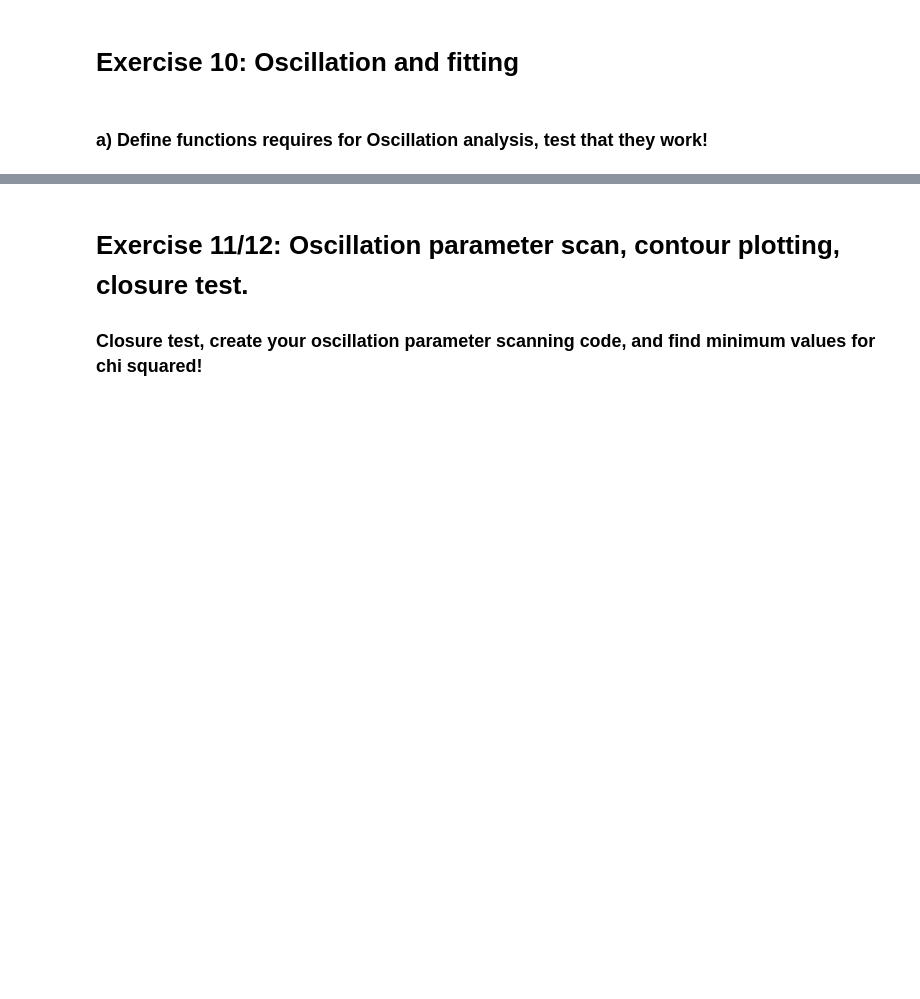
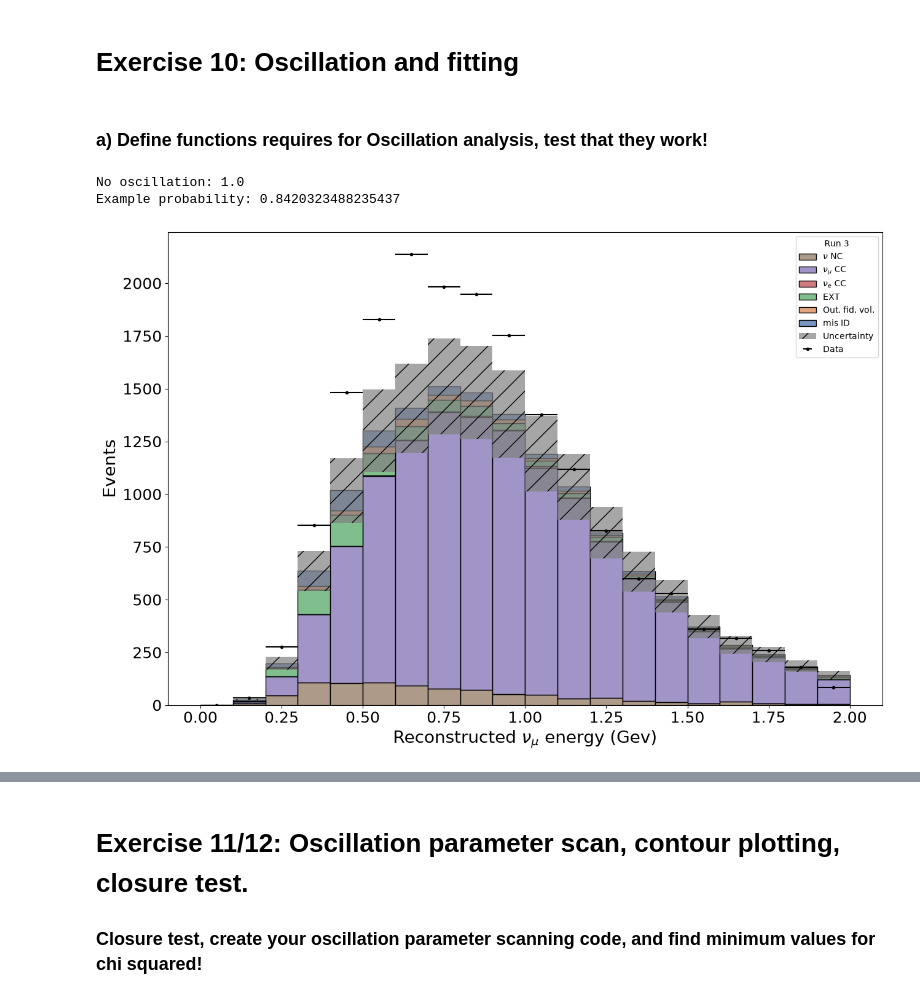
Before and after one commit to CanonicaliTY/uboone_lab_student_copy, a Jupyter notebook: MainAnalysis_template.ipynb, the cells around one changed output, grey strips where cells are left out. Drawn from its saved outputs; the diff is of its cells as text; code cells hidden in the pictures; blank space fills up the shorter version.

```diff
--- a/MainAnalysis_template.ipynb
+++ b/MainAnalysis_template.ipynb
@@ -647,9 +647,57 @@ MC_heights, data_heights = Neutrino_functions.histogram_plot(
 # %% [markdown]
 ### a) Define functions requires for Oscillation analysis, test that they work!
 # %%
-# oscillation function
-def oscillation_probability(E, L, delta_m2, theta):
+def survival_probability(E, delta_m2, sin2_2theta, L=0.47):
+    E = np.asarray(E)
+
+    return 1 - sin2_2theta * np.sin(
+        1.27 * delta_m2 * L / E
+    ) ** 2
+# %%
+# Test
+print("No oscillation:", survival_probability(1.0, 1.0, 0.0))
+print("Example probability:", survival_probability(1.0, 1.0, 0.5))
+# %% [output]
+No oscillation: 1.0
+Example probability: 0.8420323488235437
 # %%
 # muon disappearance application to reconstructed neutrino energy
+def apply_oscillation(frame, delta_m2, sin2_2theta):
+    result = frame.copy(deep=True)
+
+    # Apply disappearance to the muon-neutrino CC signal
+    signal = result["category"] == 21
+
+    probability = survival_probability(
+        result.loc[signal, "true_E"],
+        delta_m2,
+        sin2_2theta
+    )
+
+    result.loc[signal, "weight"] = (
+        result.loc[signal, "weight"] * probability
+    )
+
+    return result
+# %%
+MC_osc = apply_oscillation(
+    MC_EXT,
+    delta_m2=1,
+    sin2_2theta=0.5
+)
+
+MC_osc_heights, data_heights = Neutrino_functions.histogram_plot(
+    MC_frame=MC_osc,
+    variable="trk_energy_tot",
+    bins=20,
+    name="Ex10_oscillated_spectrum",
+    scaling=MC_osc["weight"],
+    xlims=[0, 2],
+    plot_data=True,
+    dataFrame=data_frame,
+    logscale=False
+)
+# %% [output]
+[figure, added]
 # %%
 # chi squared function
```
Also changed, not shown: parts of 2 cells of this notebook, 2 other files.
